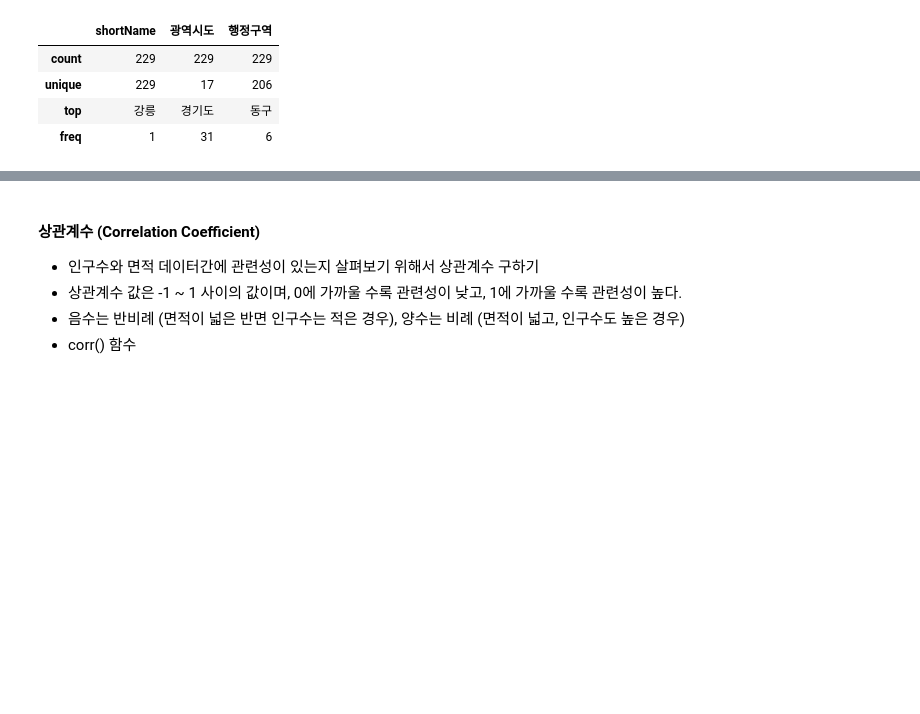
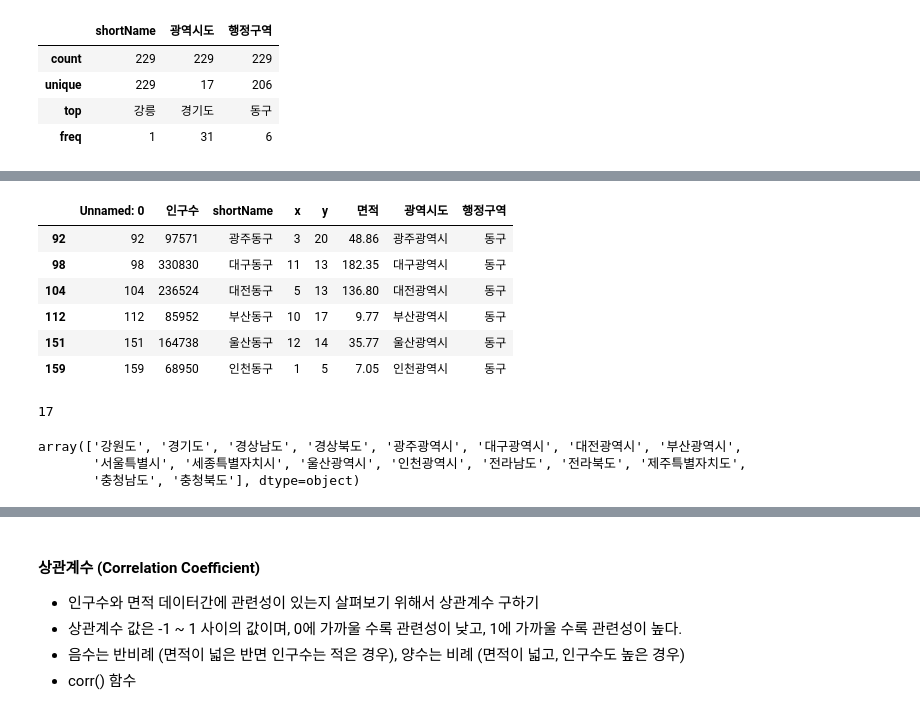
Before and after one commit to eunsol-k/Python_Webscraping_Analysis, a Jupyter notebook: 03-1.행정구역정보_분석과시각화.ipynb, the cells around one changed output, grey strips where cells are left out. Drawn from its saved outputs; the diff is of its cells as text; code cells hidden in the pictures; blank space fills up the shorter version.

```diff
--- a/03-1.행정구역정보_분석과시각화.ipynb
+++ b/03-1.행정구역정보_분석과시각화.ipynb
@@ -151,0 +184,20 @@ data.describe(include=[object])
+# %%
+# 조건식과 매핑되는 Row data 선택
+data.loc[data['행정구역'] == '동구'] # data.loc[row, col]
+# %% [output]
+|  | Unnamed: 0 | 인구수 | shortName | x | y | 면적 | 광역시도 | 행정구역 |
+| 92 | 92 | 97571 | 광주동구 | 3 | 20 | 48.86 | 광주광역시 | 동구 |
+| 98 | 98 | 330830 | 대구동구 | 11 | 13 | 182.35 | 대구광역시 | 동구 |
+| 104 | 104 | 236524 | 대전동구 | 5 | 13 | 136.80 | 대전광역시 | 동구 |
+| 112 | 112 | 85952 | 부산동구 | 10 | 17 | 9.77 | 부산광역시 | 동구 |
+| 151 | 151 | 164738 | 울산동구 | 12 | 14 | 35.77 | 울산광역시 | 동구 |
+| 159 | 159 | 68950 | 인천동구 | 1 | 5 | 7.05 | 인천광역시 | 동구 |
+# %%
+# unique 칼럼 값
+print(len(data['광역시도'].unique()))
+data['광역시도'].unique()
+# %% [output]
+17
+array(['강원도', '경기도', '경상남도', '경상북도', '광주광역시', '대구광역시', '대전광역시', '부산광역시',
+       '서울특별시', '세종특별자치시', '울산광역시', '인천광역시', '전라남도', '전라북도', '제주특별자치도',
+       '충청남도', '충청북도'], dtype=object)
```
Also changed, not shown: parts of 11 cells of this notebook, 1 other file.
